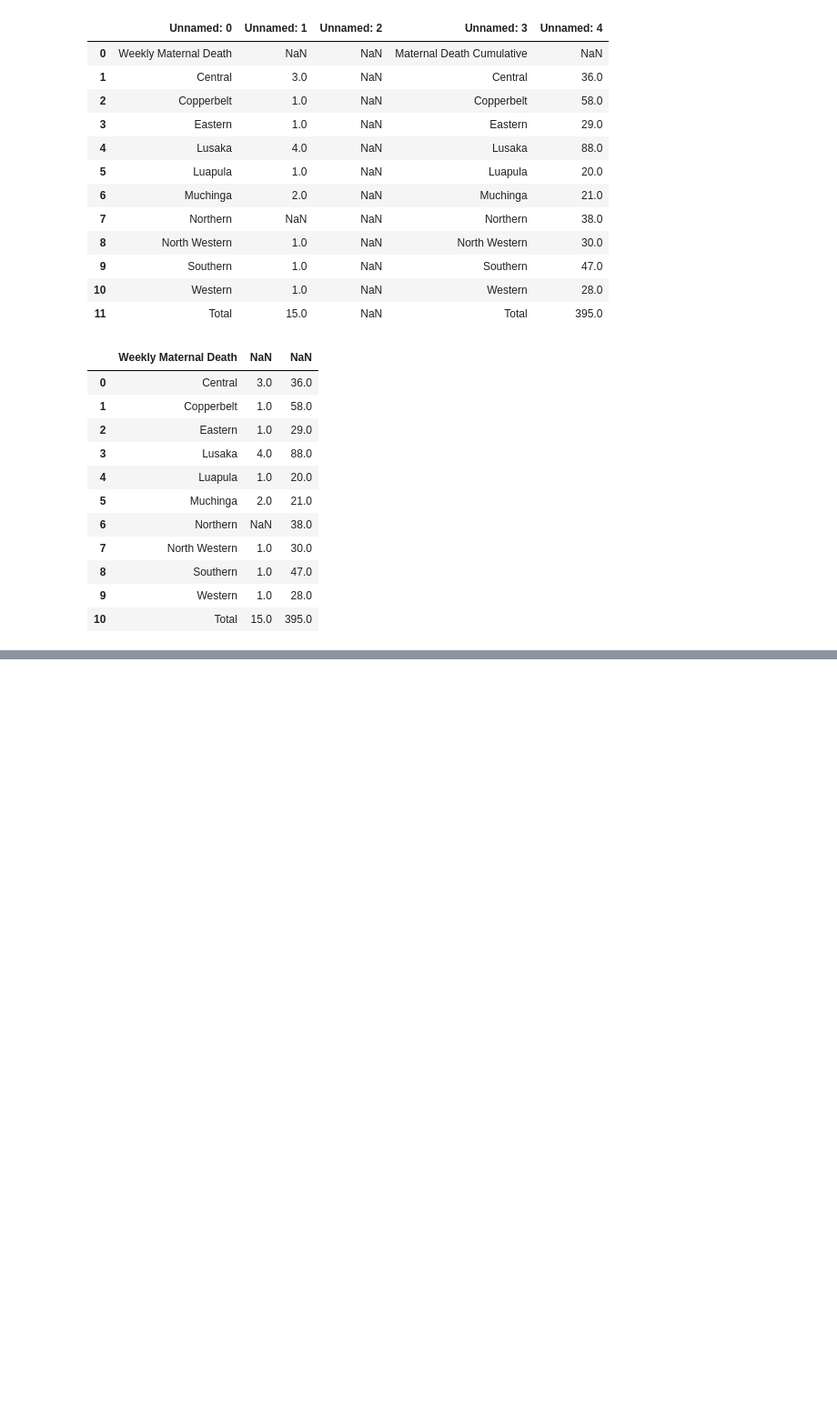
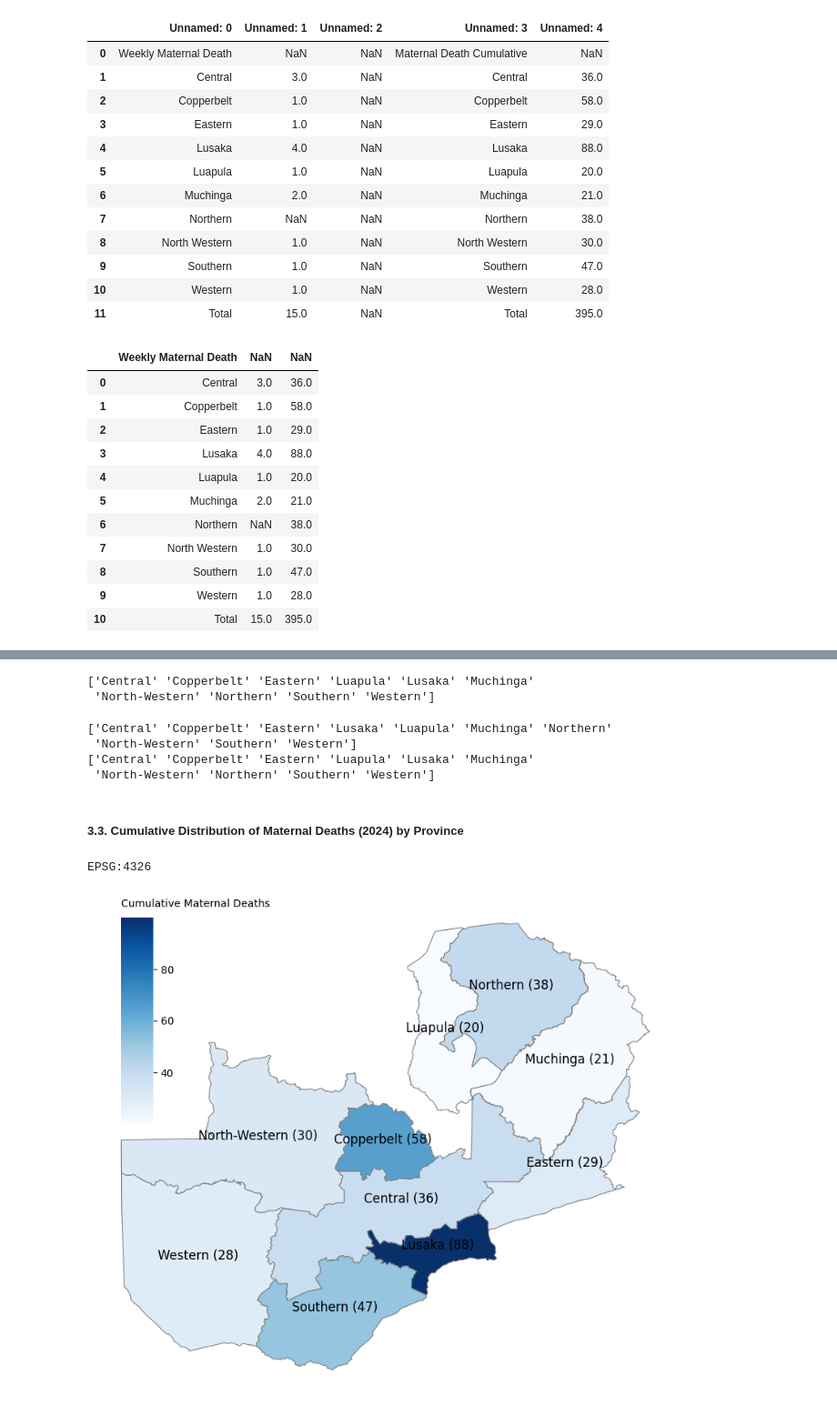
Before and after one commit to malambomutila/Big-Data-Visualisation-Assessment, a Jupyter notebook: malambo.ipynb, the cells around one changed output, grey strips where cells are left out. Shown at 91% size. Saved outputs shown, nothing was run; the diff lists cells and outputs as text; code cells hidden in the pictures; blank space fills up the shorter version.

Commit message:
Cumulative Maternal Deaths Map

```diff
--- a/malambo.ipynb
+++ b/malambo.ipynb
@@ -92,4 +101,4 @@ maternal_deaths_summary.rename(columns={
 }, inplace=True)
 # %%
 # Drop Total row by index
-maternal_deaths_summary.drop([10])
+maternal_deaths_summary.drop(index=10, inplace=True)
@@ -107,0 +142,32 @@ maternal_deaths_summary.drop([10])
+# %%
+# Provinces in ADM1_EN column
+print(zambian_provinces['ADM1_EN'].unique())
+# %% [output]
+['Central' 'Copperbelt' 'Eastern' 'Luapula' 'Lusaka' 'Muchinga'
+ 'North-Western' 'Northern' 'Southern' 'Western']
+# %%
+# Standardising the names
+maternal_deaths_summary['Province'] = maternal_deaths_summary['Province'].replace({
+    "North Western": "North-Western"
+})
+# %%
+print(maternal_deaths_summary['Province'].unique())
+
+print(zambian_provinces['ADM1_EN'].unique())
+# %% [output]
+['Central' 'Copperbelt' 'Eastern' 'Lusaka' 'Luapula' 'Muchinga' 'Northern'
+ 'North-Western' 'Southern' 'Western']
+['Central' 'Copperbelt' 'Eastern' 'Luapula' 'Lusaka' 'Muchinga'
+ 'North-Western' 'Northern' 'Southern' 'Western']
+# %% [markdown]
+##### 3.3. Cumulative Distribution of Maternal Deaths (2024) by Province
+# %%
+# Ensure both dataframes have consistent province naming
+map_maternal_deaths = zambian_provinces.merge(maternal_deaths_summary, left_on="ADM1_EN", right_on="Province")
+# %%
+print(map_maternal_deaths.crs)
+# %% [output]
+EPSG:4326
+# %%
+# Re-project the GeoDataFrame to UTM Zone 35S
+map_maternal_deaths = map_maternal_deaths.to_crs(epsg=32735)
@@ -107,0 +177,40 @@ maternal_deaths_summary.drop([10])
+# %%
+# Step 1: Define a custom colormap with a smooth gradient between specified colors
+cmap = "Blues"
+
+# Step 2: Plot the GeoDataFrame with improved boundary clarity
+fig = plt.figure(figsize=(10, 12))
+ax = fig.add_subplot(111)
+
+map_maternal_deaths.plot(column='Maternal Death Cumulative',
+                         cmap=cmap,
+                         linewidth=0.8,  # Increase the linewidth to make boundaries clearer
+                         ax=ax,
+                         edgecolor='grey')  # Set edge color to grey for better visibility
+
+# Remove axes
+ax.axis('off')
+
+# Step 3: Add annotation for each province's value using centroids
+centroids = map_maternal_deaths.geometry.centroid
+for x, y, province, value in zip(centroids.x, centroids.y, map_maternal_deaths['Province'], map_maternal_deaths['Maternal Death Cumulative']):
+    ax.text(x, y, f'{province} ({value:.0f})', fontsize=12, ha='center', color='black')
+
+# Step 4: Create a new axes for the colorbar
+cbar_ax = fig.add_axes([0.16, 0.52, 0.043, 0.23])  # [left, bottom, width, height] (adjust as needed)
+sm = plt.cm.ScalarMappable(cmap=cmap, norm=plt.Normalize(vmin=20, vmax=100))
+sm._A = []  # This is required to create an empty mappable for the colorbar
+
+# Create the colorbar and set customized ticks
+cbar = fig.colorbar(sm, cax=cbar_ax)
+cbar.set_ticks([40, 60, 80])  # Show only 40, 60, and 80 as ticks
+
+# Remove the border (spine) around the colorbar
+cbar.outline.set_visible(False)
+
+# Position the colorbar label using a text object
+fig.text(0.16, 0.765, 'Cumulative Maternal Deaths', fontsize=10, rotation=0, va='center')  # [left, bottom] coordinates, adjust as needed
+
+plt.show()
+# %% [output]
+[figure, added]
```
Also changed, not shown: parts of 12 cells of this notebook.
